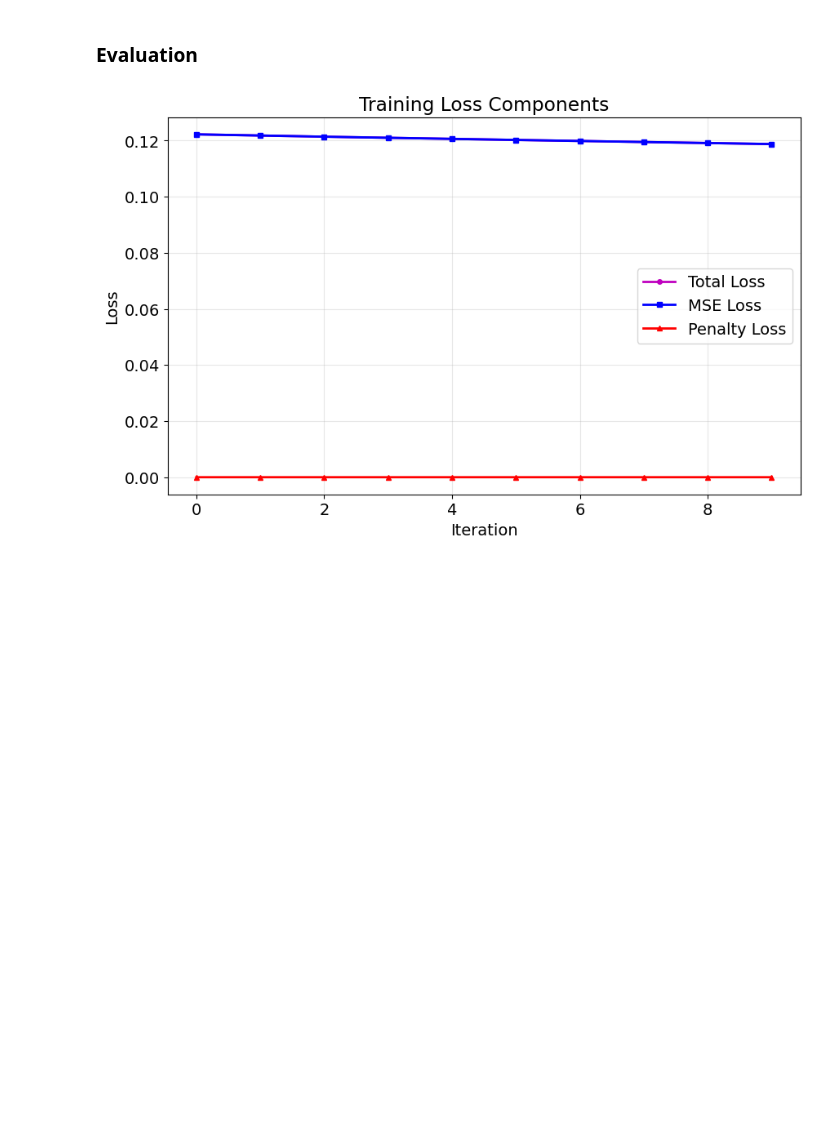
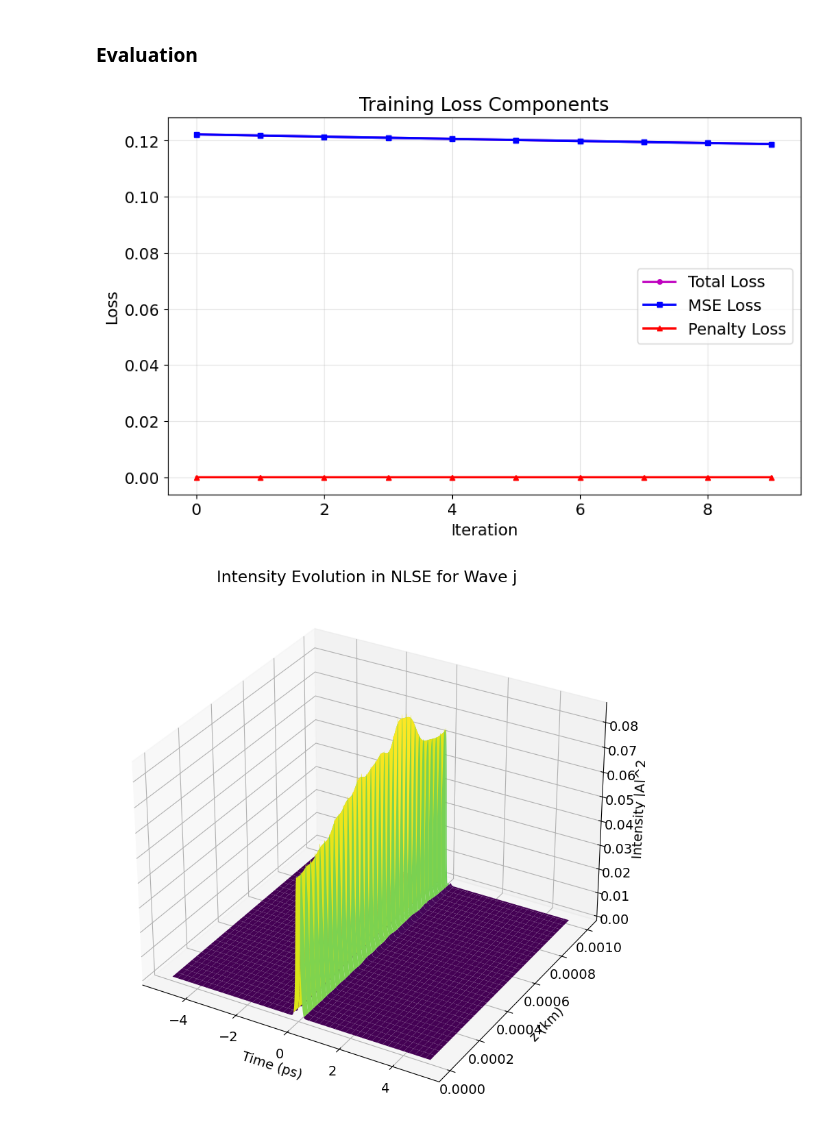
Before and after one commit to lukass16/LGW-Lab-NLSE, a Jupyter notebook: NLSE in PyTorch/XPM_Identity_Operator.ipynb, the cells around one changed output. Saved outputs shown, nothing was run; the diff lists cells and outputs as text; code cells hidden in the pictures; blank space fills up the shorter version.

```diff
--- a/NLSE in PyTorch/XPM_Identity_Operator.ipynb
+++ b/NLSE in PyTorch/XPM_Identity_Operator.ipynb
@@ -182,14 +179,57 @@ for i in tqdm(range(N_train), desc="Training"):
 # %%
 # plot the loss
 plt.figure(figsize=(10, 6))
 plt.plot(losses, color='m', marker="o", label='Total Loss', linewidth=2, markersize=4)
 plt.plot(losses_mse, color='b', marker="s", label='MSE Loss', linewidth=2, markersize=4)
 plt.plot(losses_pen, color='r', marker="^", label='Penalty Loss', linewidth=2, markersize=4)
 plt.xlabel('Iteration')
 plt.ylabel('Loss')
 plt.title('Training Loss Components')
 plt.legend()
 plt.grid(True, alpha=0.3)
 plt.show()
+
+mode_nr = 0
+
+# plot the evolution of the waves
+plot_intensity_evolution(A_j_evolution[mode_nr, :, :], t, Lz, Nz, wave_name='Wave j')
+plot_intensity_evolution(A_k_evolution[mode_nr, :, :], t, Lz, Nz, wave_name='Wave k')
+plot_cowave_evolution(A_j_evolution[mode_nr, :, :].detach().clone(), A_k_evolution[mode_nr, :, :].detach().clone(), t, Lz, Nz)
+
+# plot the target vs the final wave
+fig, (ax1, ax2) = plt.subplots(1, 2, figsize=(18, 6))
+
+plot_percent = 0.3  # Show central 30% of the data
+
+# Calculate the indices for the central portion
+total_points = len(t)
+center_points = int(total_points * plot_percent)
+start_idx = (total_points - center_points) // 2
+end_idx = start_idx + center_points
+
+# Extract central portion of time and data
+t_center = t[start_idx:end_idx]
+
+ax1.plot(t_center, np.abs(x[mode_nr].detach().cpu().numpy())[start_idx:end_idx]**2, 'b-', label='Input Wave', linewidth=2)
+ax1.plot(t_center, np.abs(y[mode_nr].detach().cpu().numpy())[start_idx:end_idx]**2, 'r--', label='Target Wave', linewidth=2)
+ax1.plot(t_center, np.abs(A_j_evolution[mode_nr, :, -1].detach().cpu().numpy())[start_idx:end_idx]**2, 'g-', label='Final Wave', linewidth=2)
+ax1.set_xlabel('Time')
+ax1.set_ylabel('Intensity |A|²')
+ax1.set_title('Input vs Target vs Final Wave (j)')
+ax1.legend()
+ax1.grid()
+
+# Second subplot: Wave k first and last
+ax2.plot(t_center, np.abs(A_k_evolution[mode_nr, :, 0].detach().cpu().numpy())[start_idx:end_idx]**2, 'b-', label='Strong Input Pulse', linewidth=2)
+ax2.plot(t_center, np.abs(A_k_evolution[mode_nr, :, -1].detach().cpu().numpy())[start_idx:end_idx]**2, 'g-', label='Strong Output Pulse', linewidth=2)
+ax2.set_xlabel('Time')
+ax2.set_ylabel('Intensity |A|²')
+ax2.set_title('Wave k: Input vs Output')
+ax2.legend()
+ax2.grid()
+
+plt.tight_layout()
+plt.show()
 # %% [output]
 [figure]
+[figure, added]
```
Also changed, not shown: parts of 2 cells of this notebook, 6 other files.
